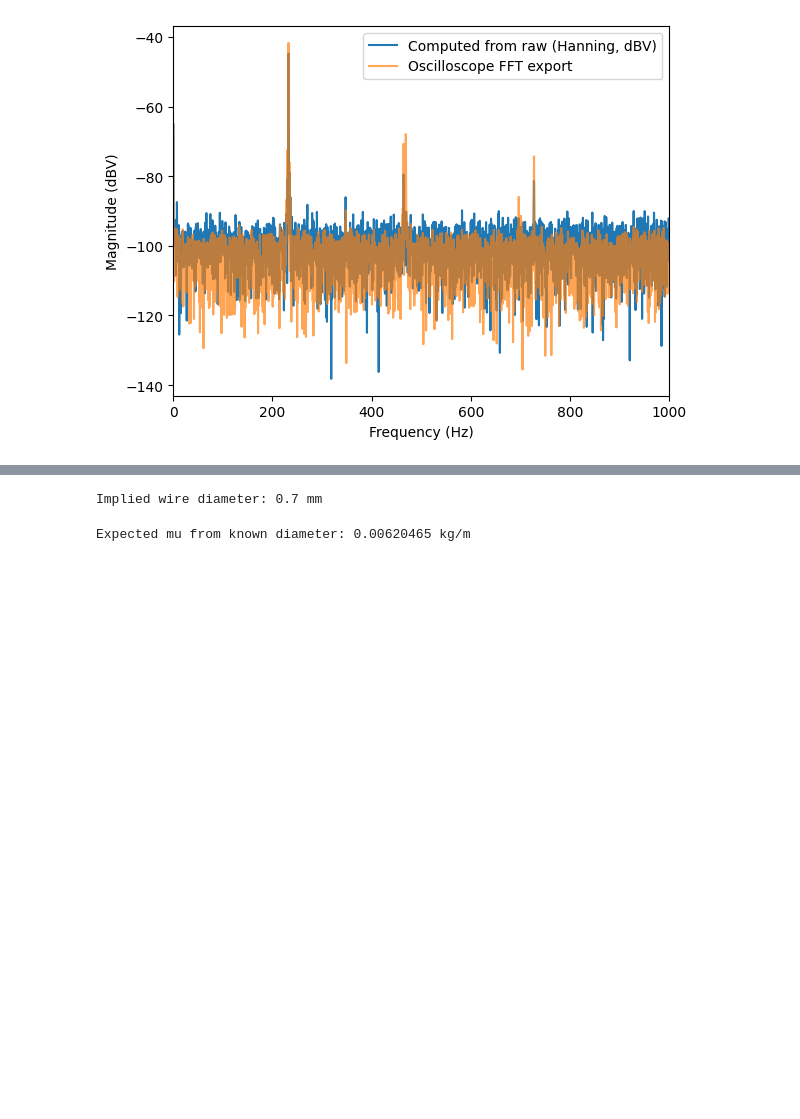
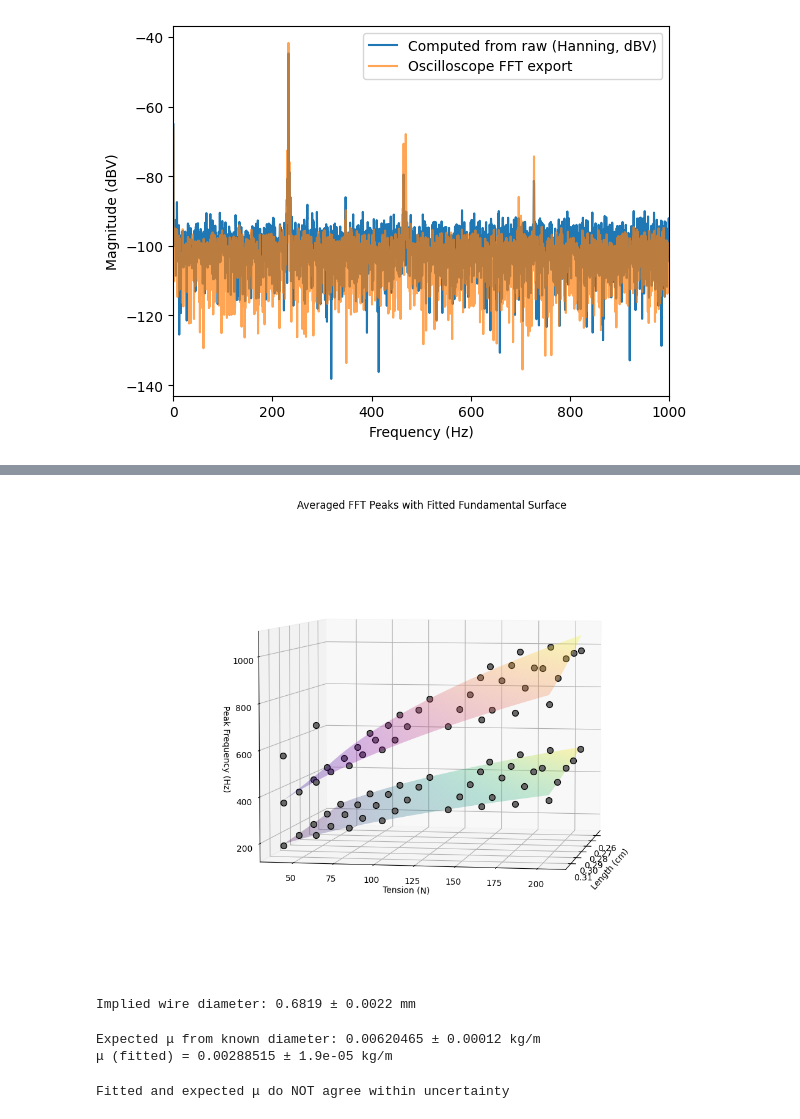
Before and after one commit to Spaantje5/Vibrating-String-Experiment, a Jupyter notebook: Labjournal_frequency.ipynb, the cells around one changed output, grey strips where cells are left out. Saved outputs shown, nothing was run; the diff lists cells and outputs as text; code cells hidden in the pictures; blank space fills up the shorter version.

```diff
--- a/Labjournal_frequency.ipynb
+++ b/Labjournal_frequency.ipynb
@@ -464,20 +471,47 @@ plt.show()
+# %%
+fig = plt.figure(figsize=(11, 8))
+ax = fig.add_subplot(111, projection="3d")
+scatter = ax.scatter(peak_lengths, peak_forces, peak_frequencies, color="dimgray", s=50, edgecolors="black", depthshade=False)
+ax.plot_surface(L_mesh, F_mesh, freq_surface, alpha=0.3, cmap="viridis", edgecolor="none")
+ax.plot_surface(L_mesh, F_mesh, freq_surface_harmonic, alpha=0.3, cmap="plasma", edgecolor="none")
+ax.set_xlabel("Length (cm)")
+ax.set_ylabel("Tension (N)")
+ax.set_zlabel("Peak Frequency (Hz)")
+ax.set_title("Averaged FFT Peaks with Fitted Fundamental Surface")
+ax.view_init(elev=5, azim=10)
+plt.tight_layout()
+plt.show()
+# %% [output]
+[figure, added]
 # %%
-rho_stainless = 7900 #kg/m^3, typical stainless steel density
+rho_stainless = 7900  # kg/m^3, typical stainless steel density
 
 def diameter_from_mu(mu, rho):
-    area = mu/rho #mu = rho*area
+    area = mu/rho
     diameter = 2*np.sqrt(area/np.pi)
     return diameter
 
 d = diameter_from_mu(mu_fit, rho_stainless)
-print(f"Implied wire diameter: {d*1000:.1f} mm")
+
+# propagate mu's relative uncertainty through the sqrt relationship
+relative_mu_unc = mu_uncertainty/mu_fit
+d_unc = d*0.5*relative_mu_unc
+
+print(f"Implied wire diameter: {d*1000:.4f} ± {d_unc*1000:.4f} mm")
 # %% [output]
-Implied wire diameter: 0.7 mm
+Implied wire diameter: 0.6819 ± 0.0022 mm
 # %%
-known_diameter_mm = 1
+known_diameter_mm, known_diameter_unc_mm = 1.0, 0.01
+
 d_m = known_diameter_mm/1000
 area = np.pi*(d_m/2)**2
 mu_expected = rho_stainless*area
-print(f"Expected mu from known diameter: {mu_expected:.6g} kg/m")
+
+relative_d_unc = known_diameter_unc_mm/known_diameter_mm
+mu_expected_unc = mu_expected*2*relative_d_unc
+
+print(f"Expected μ from known diameter: {mu_expected:.6g} ± {mu_expected_unc:.2g} kg/m")
+print(f"μ (fitted) = {mu_fit:.6g} ± {mu_uncertainty:.2g} kg/m")
 # %% [output]
-Expected mu from known diameter: 0.00620465 kg/m
+Expected μ from known diameter: 0.00620465 ± 0.00012 kg/m
+μ (fitted) = 0.00288515 ± 1.9e-05 kg/m
@@ -486,0 +518,8 @@ Expected mu from known diameter: 0.00620465 kg/m
+# %%
+lower_fit, upper_fit = mu_fit - mu_uncertainty, mu_fit + mu_uncertainty
+lower_exp, upper_exp = mu_expected - mu_expected_unc, mu_expected + mu_expected_unc
+
+overlap = (lower_fit <= upper_exp) and (lower_exp <= upper_fit)
+print(f"Fitted and expected μ {'agree' if overlap else 'do NOT agree'} within uncertainty")
+# %% [output]
+Fitted and expected μ do NOT agree within uncertainty
```
Also changed, not shown: parts of 6 cells of this notebook.
